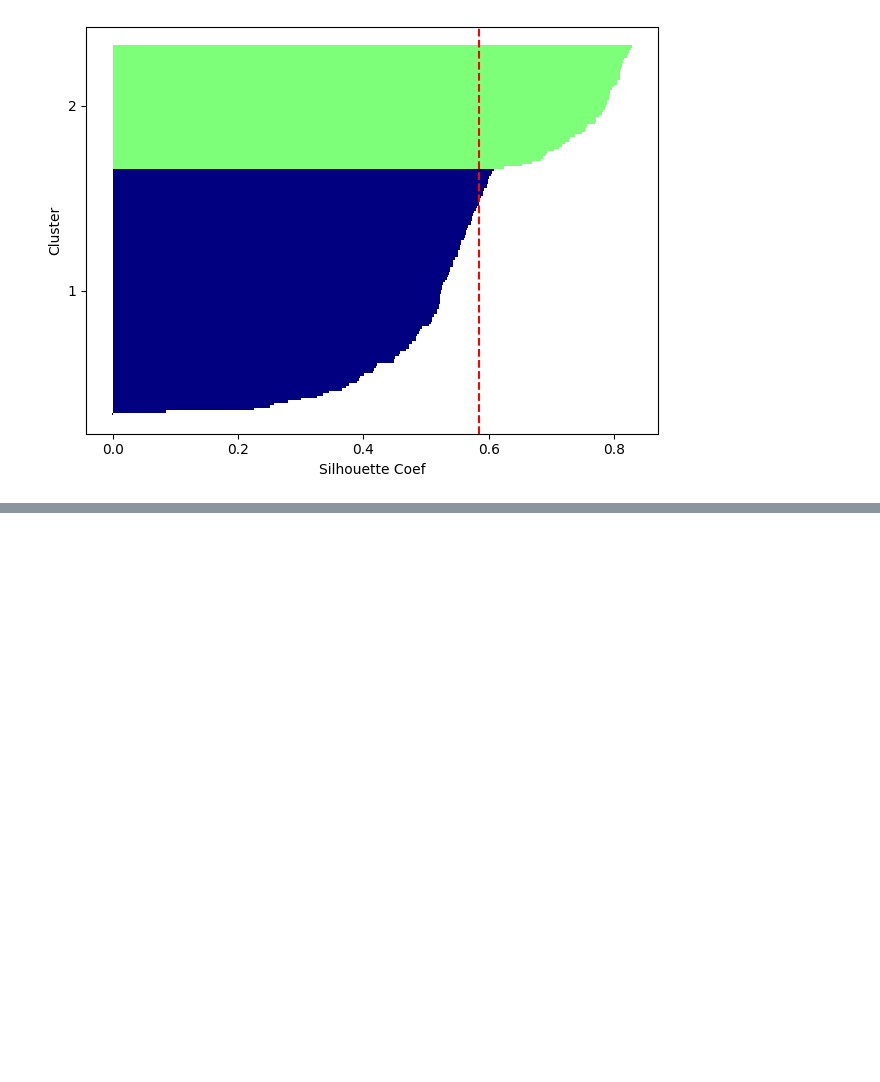
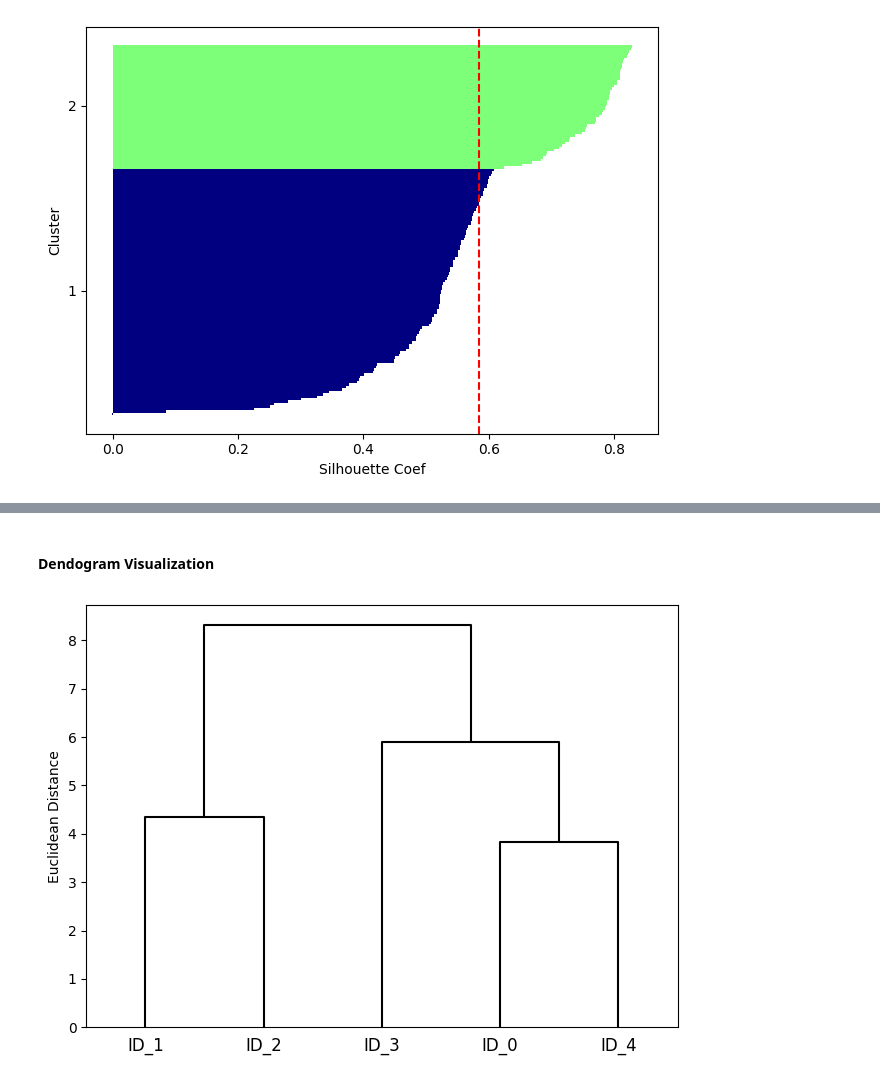
Before and after one commit to Jstafford98/Machine-Learning-with-PyTorch-and-Scikit-Learn, a Jupyter notebook: src/Chapter10.ipynb, the cells around one changed output, grey strips where cells are left out. Saved outputs shown, nothing was run; the diff lists cells and outputs as text; code cells hidden in the pictures; blank space fills up the shorter version.

```diff
--- a/src/Chapter10.ipynb
+++ b/src/Chapter10.ipynb
@@ -246,0 +257,10 @@ plt.show()
+# %%
+np.random.seed(123)
+
+variables = ['X' ,'Y', 'Z']
+labels = [f'ID_{i}' for i in range(5)]
+
+X = np.random.random_sample([5, 3]) * 10
+
+df = pd.DataFrame(X, columns=variables, index=labels)
+df
@@ -246,0 +293,19 @@ plt.show()
+# %%
+'''
+    linkage function docs say we can't use the result of squareform, but we can use the result of pdist or simply give our df values
+    so we use the following code
+'''
+
+row_clusters = linkage(
+    df.values,
+    method='complete',
+    metric='euclidean'
+)
+
+''' or we can do '''
+# row_clusters = linkage(
+#     pdist(df, metric='euclidean'),
+#     method='complete'
+# )
+
+row_clusters
@@ -246,0 +329,18 @@ plt.show()
+# %% [markdown]
+#### Dendogram Visualization
+# %%
+from scipy.cluster.hierarchy import set_link_color_palette
+
+set_link_color_palette(['black']) # setting dendogram color to black (part 1/2)
+
+row_dendr = dendrogram(
+    row_clusters,
+    labels = labels,
+    color_threshold=np.inf # setting dendogram color to black (part 2/2)
+)
+
+plt.tight_layout()
+plt.ylabel('Euclidean Distance')
+plt.show()
+# %% [output]
+[figure, added]
```
Also changed, not shown: parts of 24 cells of this notebook.
